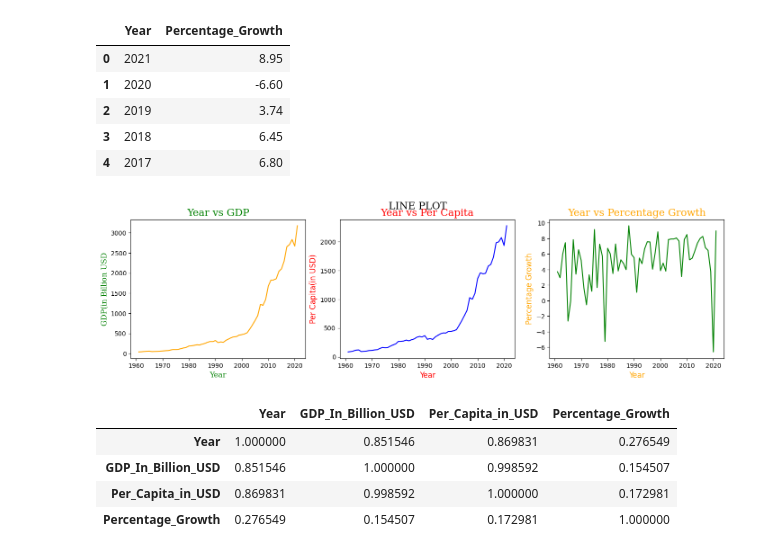
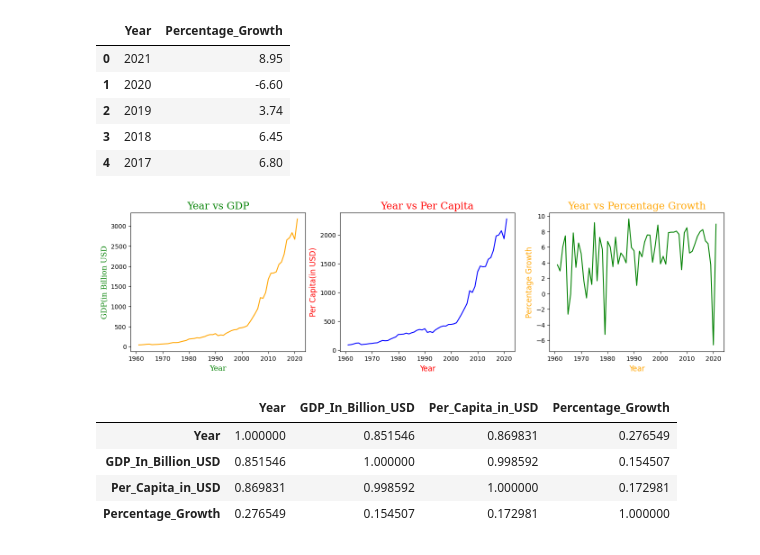
Before and after one commit to kxrxn08/DigitalTransactionAnalysis, a Jupyter notebook: India GDP/GDP.ipynb, the cells around one changed output. Drawn from its saved outputs; the diff is of its cells as text; code cells hidden in the pictures.

```diff
--- a/India GDP/GDP.ipynb
+++ b/India GDP/GDP.ipynb
@@ -174,33 +167,32 @@ GDP_5[['Year','Percentage_Growth ']]
 # %%
 
 plt.figure(figsize=(17,4))
 
 
 #GDP Plot
 plt.subplot(1,3,1)
 plt.plot(df["Year"],df["GDP_In_Billion_USD"],color="orange")
 plt.title('Year vs GDP',color='green',size=16,family='serif')
 plt.xlabel('Year',color='green',size=12,family='serif')
 plt.ylabel('GDP(in Billion USD',color='green',size=12,family='serif')
 
 #Per Capita Plot
 plt.subplot(1,3,2)
 plt.plot(df['Year'],df['Per_Capita_in_USD'],'-b')
 plt.title('Year vs Per Capita',size=16,family='serif',color = "red")
 plt.xlabel("Year",size=12,color='red')
 plt.ylabel('Per Capita(in USD)',size=12,color='red')
 
 # percentage growth plot
 plt.subplot(1,3,3)
 plt.plot(df["Year"],df["Percentage_Growth "],'-g')
 plt.title('Year vs Percentage Growth',size=16,family='serif',color = "orange")
 plt.xlabel('Year',size=12,color='orange')
 plt.ylabel('Percentage Growth',size=12,color='orange')
 
-plt.suptitle('LINE PLOT',size=16,family='serif')
 plt.show()
 # %% [output]
-[figure, old version]
+[figure, new version]
 # %%
 df.corr()
 # %% [output]
```
Also changed, not shown: parts of 1 cell of this notebook, 5 other files.
